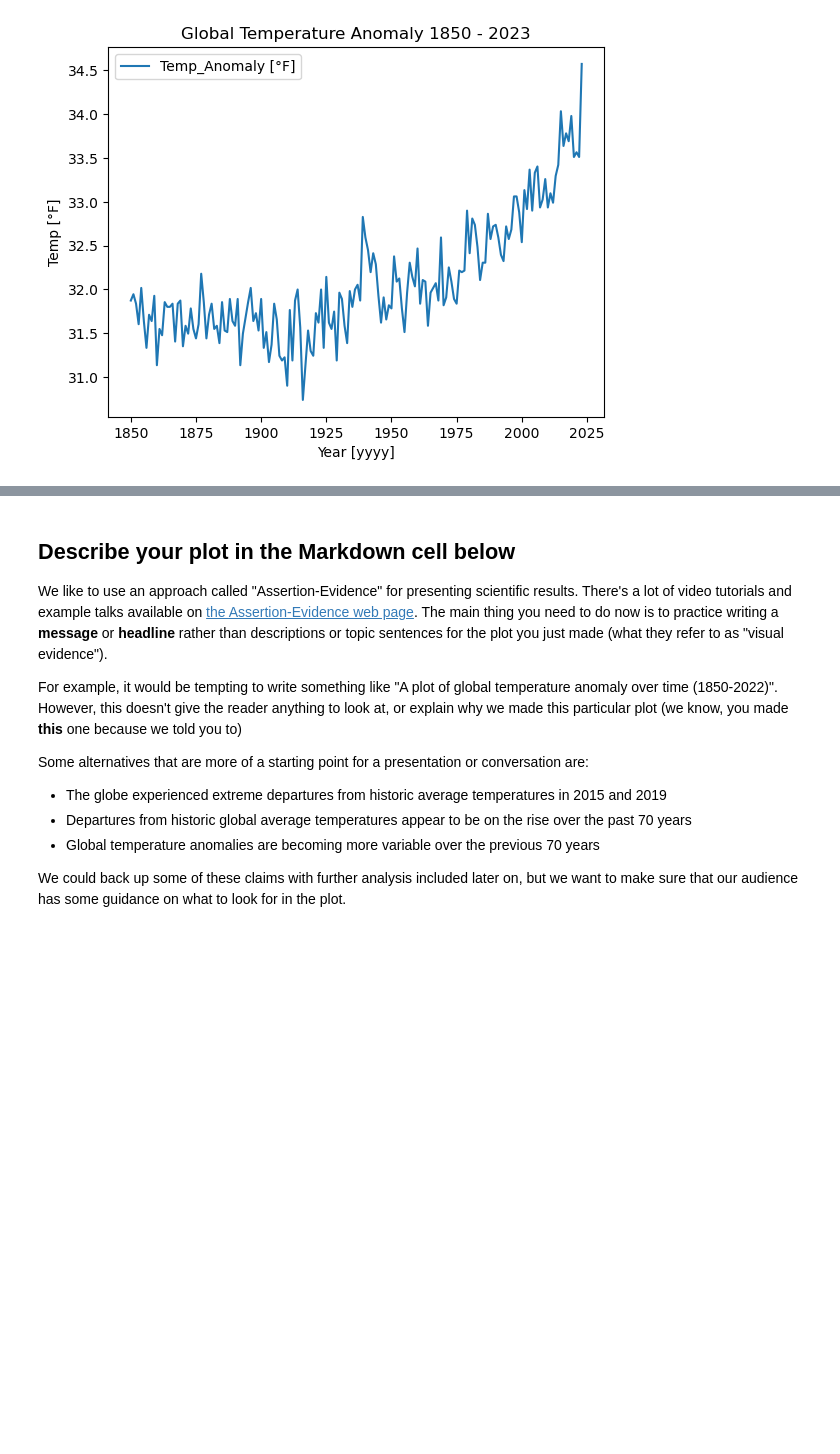
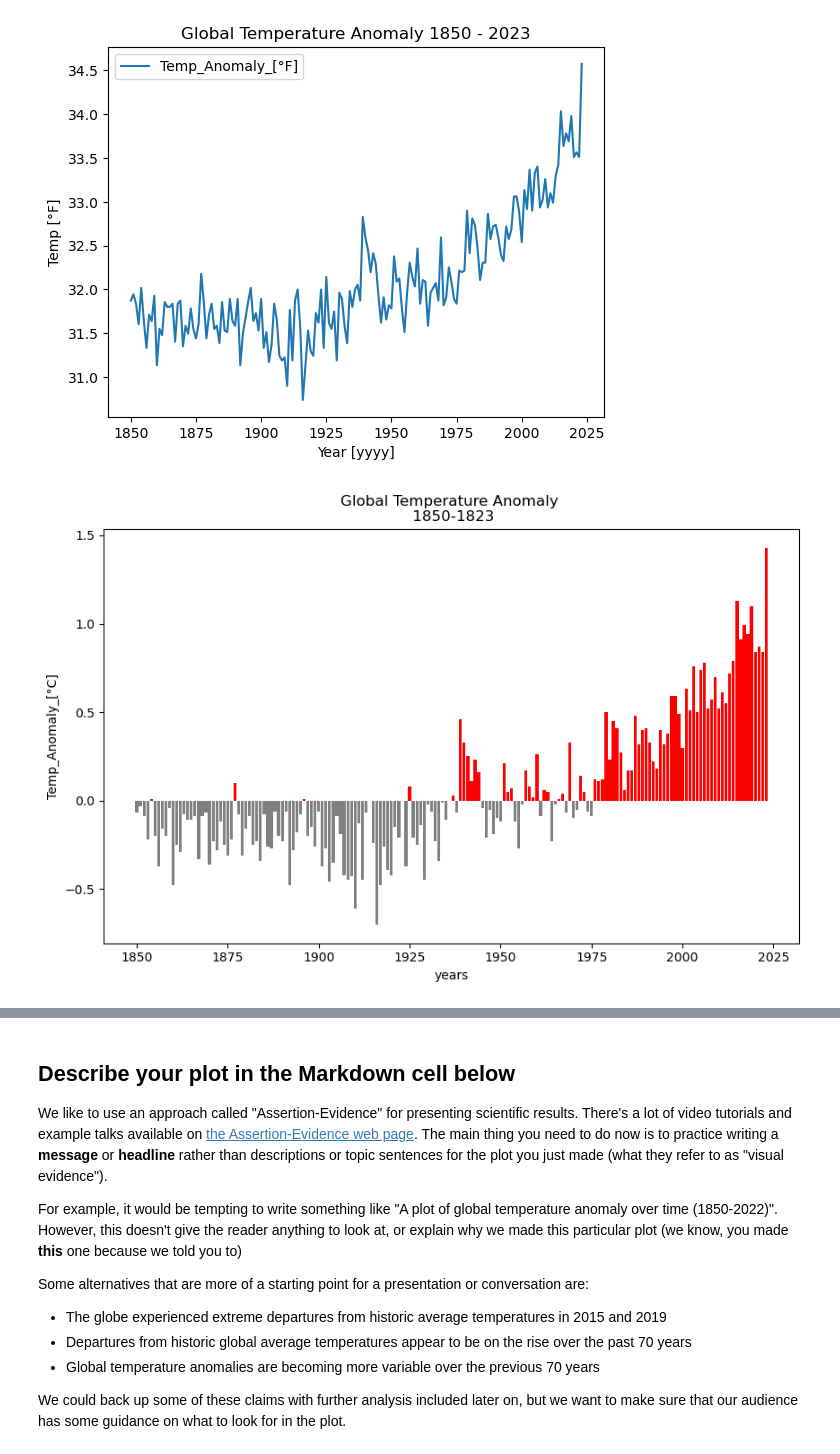
Before and after one commit to nbaqueror/01-geopark-get-started-reproducible-science-template, a Jupyter notebook: Get Started with Open Reproducible Science!.ipynb, the cells around one changed output, grey strips where cells are left out. Drawn from its saved outputs; the diff is of its cells as text; code cells hidden in the pictures; blank space fills up the shorter version.

Commit message:
graficos

```diff
--- a/Get Started with Open Reproducible Science!.ipynb
+++ b/Get Started with Open Reproducible Science!.ipynb
@@ -353,3 +369,23 @@ dataframe.plot(x='Date', y='Temp_Anomaly [°F]',
+# %%
+#you need to define figures and axes
+fig, ax = plt.subplots(figsize=(10,6))
+
+#define variables for ploting
+years = dataframe['Date']
+temp_anomaly = dataframe['Temp_Anomaly_[°C]']
+#print(years, temp_anomaly)
+
+#formato color de los datos en el grafico, condicional temp_anomaly > 0, rojo; < 0, azul
+colors = ['red' if value > 0 else 'grey' for value in temp_anomaly]
+
+#plt using bar charts
+plt.bar(years,temp_anomaly,color = colors)
+plt.ylabel('Temp_Anomaly_[°C]')
+plt.xlabel('years')
+plt.title('Global Temperature Anomaly \n 1850-1823')
+plt.show()
+# %% [output]
+[figure, added]
 # %% [markdown]
 **THIS ISN'T THE END! Don't forget to complete the next task where you will describe your plot**
 
```
Also changed, not shown: parts of 8 cells of this notebook.
